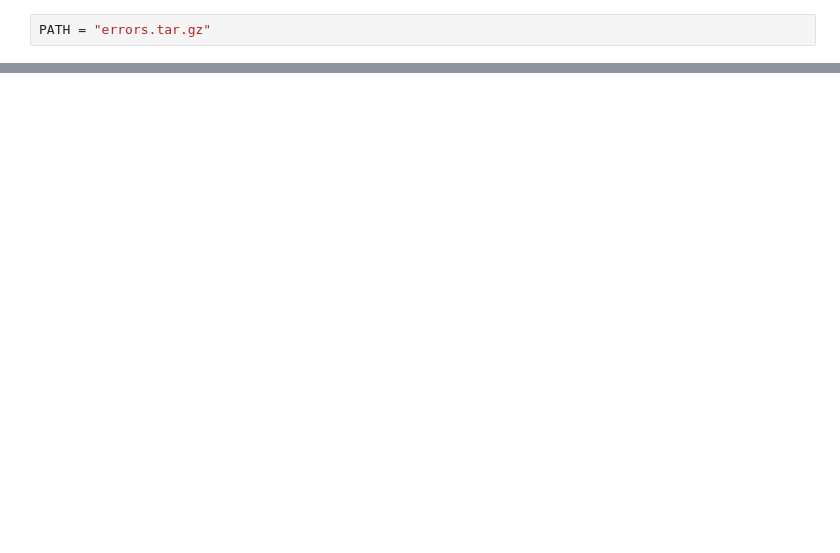
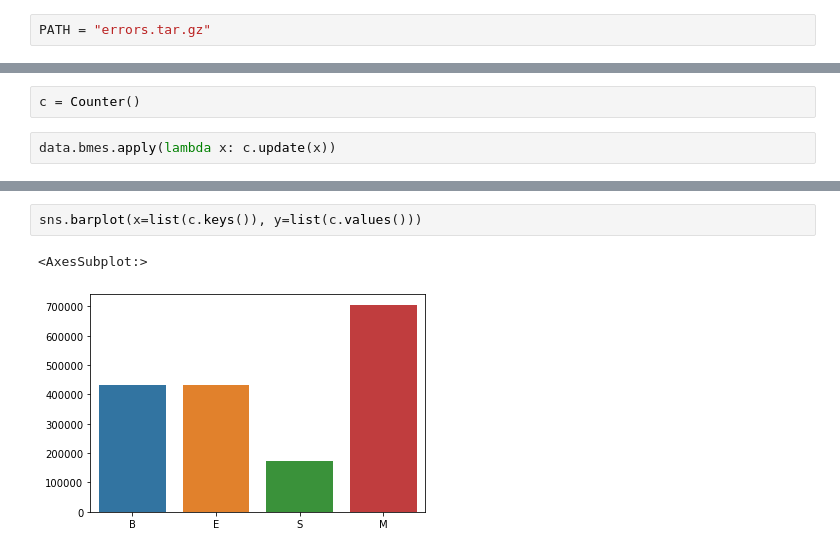
Before and after one commit to slowwavesleep/NeuralMorphemeSegmenter, a Jupyter notebook: error_analysis/error_analysis.ipynb, the cells around one changed output, grey strips where cells are left out. Cells and saved outputs as stored; diff of their text form; blank space fills up the shorter version.

```diff
--- a/error_analysis/error_analysis.ipynb
+++ b/error_analysis/error_analysis.ipynb
@@ -22,0 +70,4 @@ def common_errors(data: pd.DataFrame, train_type: str, n: int, ascending: bool)
+# %%
+c = Counter()
+# %%
+data.bmes.apply(lambda x: c.update(x))
@@ -22,0 +87,5 @@ def common_errors(data: pd.DataFrame, train_type: str, n: int, ascending: bool)
+# %%
+sns.barplot(x=list(c.keys()), y=list(c.values()))
+# %% [output]
+<AxesSubplot:>
+[figure, added]
```
Also changed, not shown: parts of 14 cells of this notebook, 1 other file.
